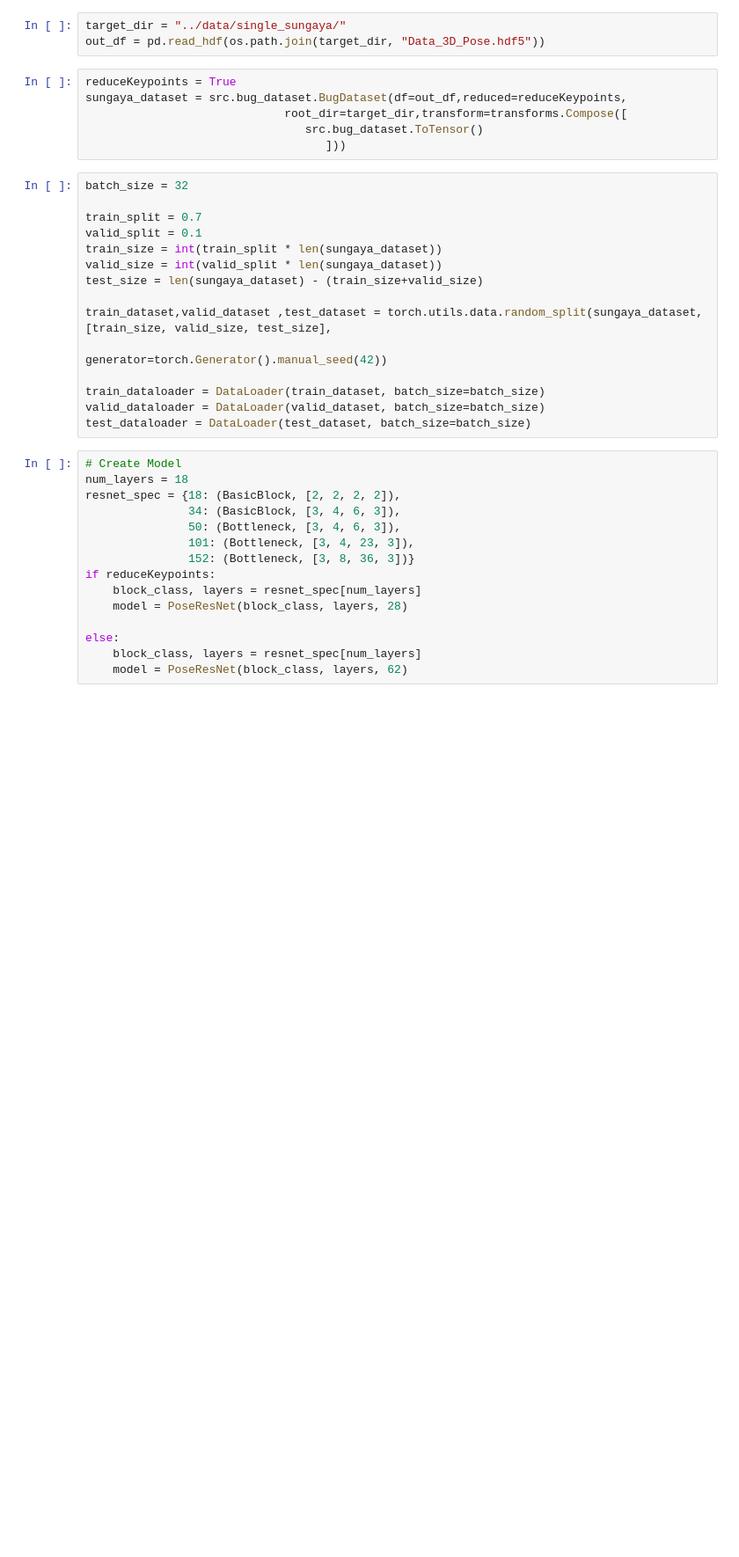
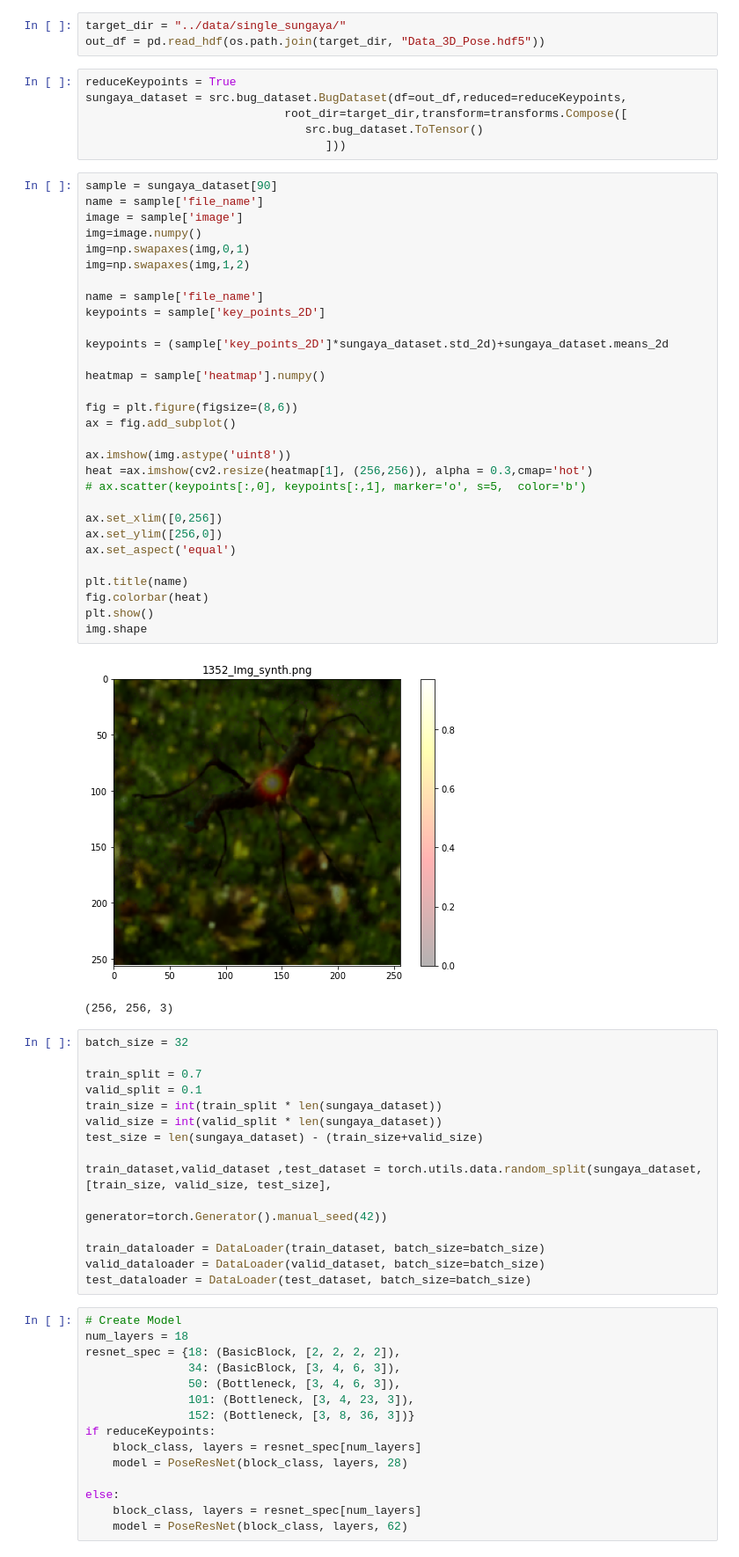
Before and after one commit to kane1204/3D-Pose-Estimation-Project, a Jupyter notebook: notebooks/simple_2d_notebook.ipynb, the cells around one changed output. Shown at 88% size. Drawn from its saved outputs; the diff is of its cells as text; blank space fills up the shorter version.

```diff
--- a/notebooks/simple_2d_notebook.ipynb
+++ b/notebooks/simple_2d_notebook.ipynb
@@ -26,6 +27,39 @@ sungaya_dataset = src.bug_dataset.BugDataset(df=out_df,reduced=reduceKeypoints,
                              root_dir=target_dir,transform=transforms.Compose([
                                 src.bug_dataset.ToTensor()
                                    ]))
+# %%
+sample = sungaya_dataset[90]
+name = sample['file_name']
+image = sample['image']
+img=image.numpy()
+img=np.swapaxes(img,0,1)
+img=np.swapaxes(img,1,2)
+
+name = sample['file_name']
+keypoints = sample['key_points_2D']
+
+keypoints = (sample['key_points_2D']*sungaya_dataset.std_2d)+sungaya_dataset.means_2d
+
+heatmap = sample['heatmap'].numpy()
+
+fig = plt.figure(figsize=(8,6))
+ax = fig.add_subplot()
+
+ax.imshow(img.astype('uint8'))
+heat =ax.imshow(cv2.resize(heatmap[1], (256,256)), alpha = 0.3,cmap='hot')
+# ax.scatter(keypoints[:,0], keypoints[:,1], marker='o', s=5,  color='b')
+
+ax.set_xlim([0,256])
+ax.set_ylim([256,0])
+ax.set_aspect('equal')
+
+plt.title(name)
+fig.colorbar(heat)
+plt.show()
+img.shape
+# %% [output]
+[figure, added]
+(256, 256, 3)
 # %%
 batch_size = 32
 
```
Also changed, not shown: parts of 4 cells of this notebook, 1 other file.
